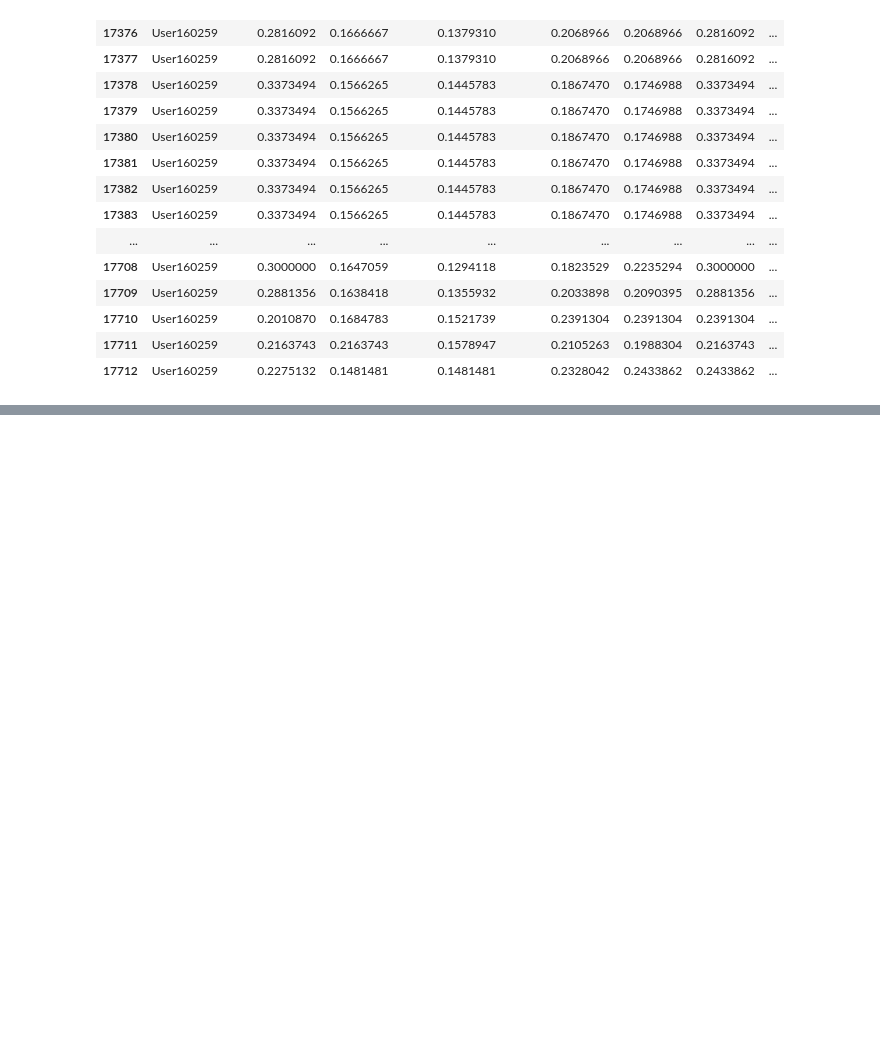
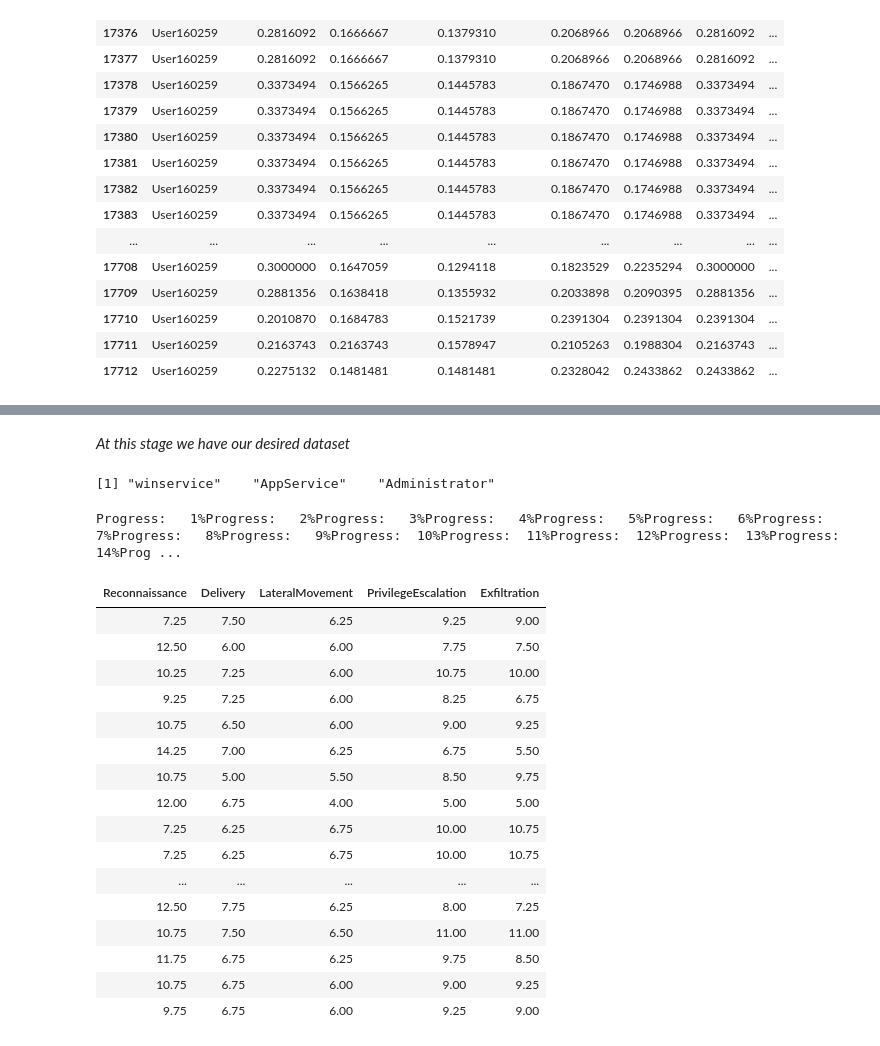
Before and after one commit to gabejg/Advanced-Cyber-Analytics-for-Attack-Detection, a Jupyter notebook: Alex/4 - Kill Chain/KC implementation.ipynb, the cells around one changed output, grey strips where cells are left out. Cells and saved outputs as stored; diff of their text form; code cells hidden in the pictures; blank space fills up the shorter version.

```diff
--- a/Alex/4 - Kill Chain/KC implementation.ipynb
+++ b/Alex/4 - Kill Chain/KC implementation.ipynb
@@ -980,0 +1051,34 @@ Probs_with_clusters[Probs_with_clusters$UserName==sample(df$UserName, size=1), ]
+# %% [markdown]
+_At this stage we have our desired dataset_
+# %%
+g<- grep(pattern='User', x=df$UserName)
+Special <- unique(df$UserName[-g])
+g<- grep(pattern='Comp', x=Special)
+Special <- Special[-g]
+Special
+# %% [output]
+[1] "winservice"    "AppService"    "Administrator"
+# %%
+DecisionScoring(df)
+# %% [output]
+Progress:   1%Progress:   2%Progress:   3%Progress:   4%Progress:   5%Progress:   6%Progress:   7%Progress:   8%Progress:   9%Progress:  10%Progress:  11%Progress:  12%Progress:  13%Progress:  14%Prog ...
+# %%
+head(Stages, 25)
+# %% [output]
+| Reconnaissance | Delivery | LateralMovement | PrivilegeEscalation | Exfiltration |
+| 7.25 | 7.50 | 6.25 | 9.25 | 9.00 |
+| 12.50 | 6.00 | 6.00 | 7.75 | 7.50 |
+| 10.25 | 7.25 | 6.00 | 10.75 | 10.00 |
+| 9.25 | 7.25 | 6.00 | 8.25 | 6.75 |
+| 10.75 | 6.50 | 6.00 | 9.00 | 9.25 |
+| 14.25 | 7.00 | 6.25 | 6.75 | 5.50 |
+| 10.75 | 5.00 | 5.50 | 8.50 | 9.75 |
+| 12.00 | 6.75 | 4.00 | 5.00 | 5.00 |
+| 7.25 | 6.25 | 6.75 | 10.00 | 10.75 |
+| 7.25 | 6.25 | 6.75 | 10.00 | 10.75 |
+| ... | ... | ... | ... | ... |
+| 12.50 | 7.75 | 6.25 | 8.00 | 7.25 |
+| 10.75 | 7.50 | 6.50 | 11.00 | 11.00 |
+| 11.75 | 6.75 | 6.25 | 9.75 | 8.50 |
+| 10.75 | 6.75 | 6.00 | 9.00 | 9.25 |
+| 9.75 | 6.75 | 6.00 | 9.25 | 9.00 |
```
Also changed, not shown: parts of 11 cells of this notebook.
